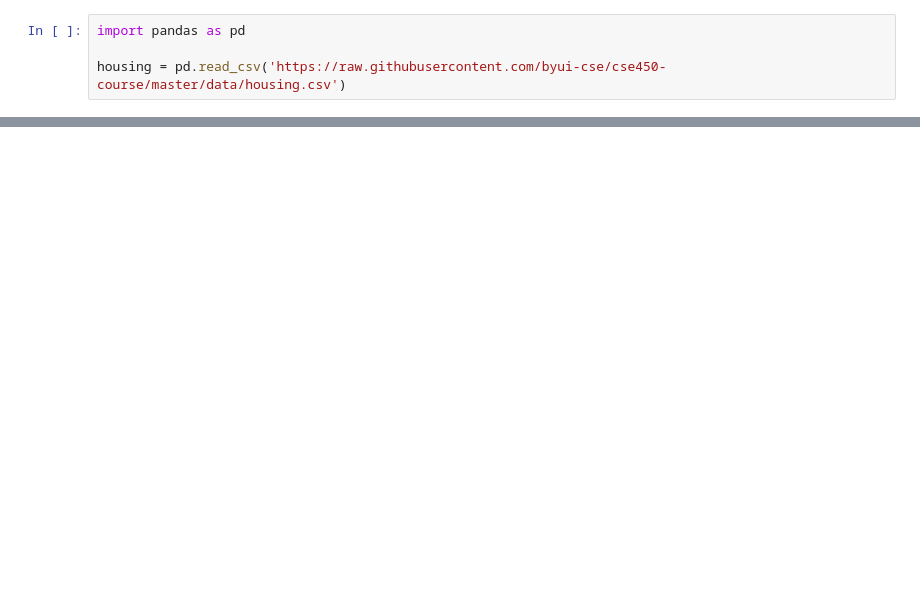
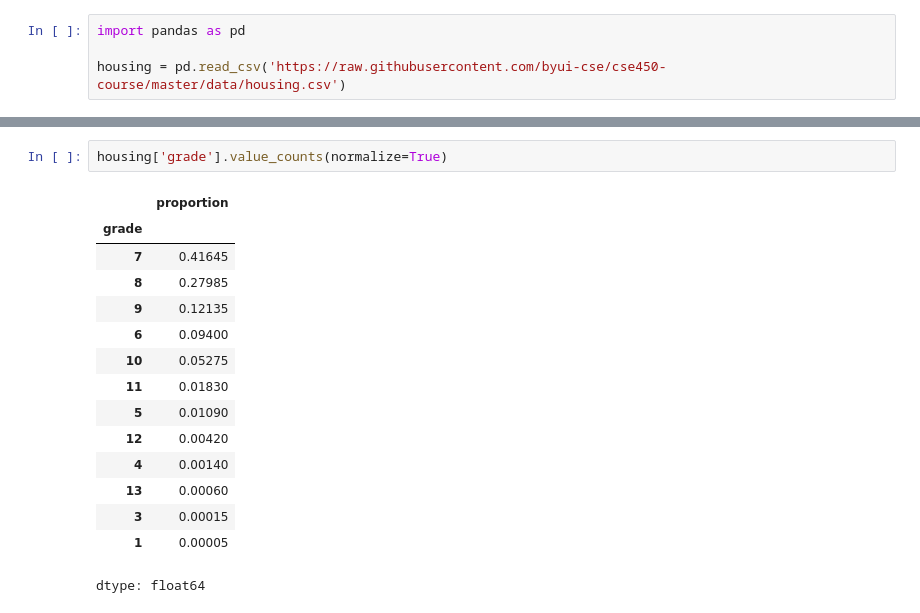
Before and after one commit to ManoloVM21/MachineLearningTeam4, a Jupyter notebook: Module 03 - XGBoost/Manolo.ipynb, the cells around one changed output, grey strips where cells are left out. Cells and saved outputs as stored; diff of their text form; blank space fills up the shorter version.

```diff
--- a/Module 03 - XGBoost/Manolo.ipynb
+++ b/Module 03 - XGBoost/Manolo.ipynb
@@ -25,0 +90,18 @@ housing = pd.read_csv('https://raw.githubusercontent.com/byui-cse/cse450-course/
+# %%
+housing['grade'].value_counts(normalize=True)
+# %% [output]
+|  | proportion |
+| grade |  |
+| 7 | 0.41645 |
+| 8 | 0.27985 |
+| 9 | 0.12135 |
+| 6 | 0.09400 |
+| 10 | 0.05275 |
+| 11 | 0.01830 |
+| 5 | 0.01090 |
+| 12 | 0.00420 |
+| 4 | 0.00140 |
+| 13 | 0.00060 |
+| 3 | 0.00015 |
+| 1 | 0.00005 |
+dtype: float64
```
Also changed, not shown: parts of 13 cells of this notebook.
